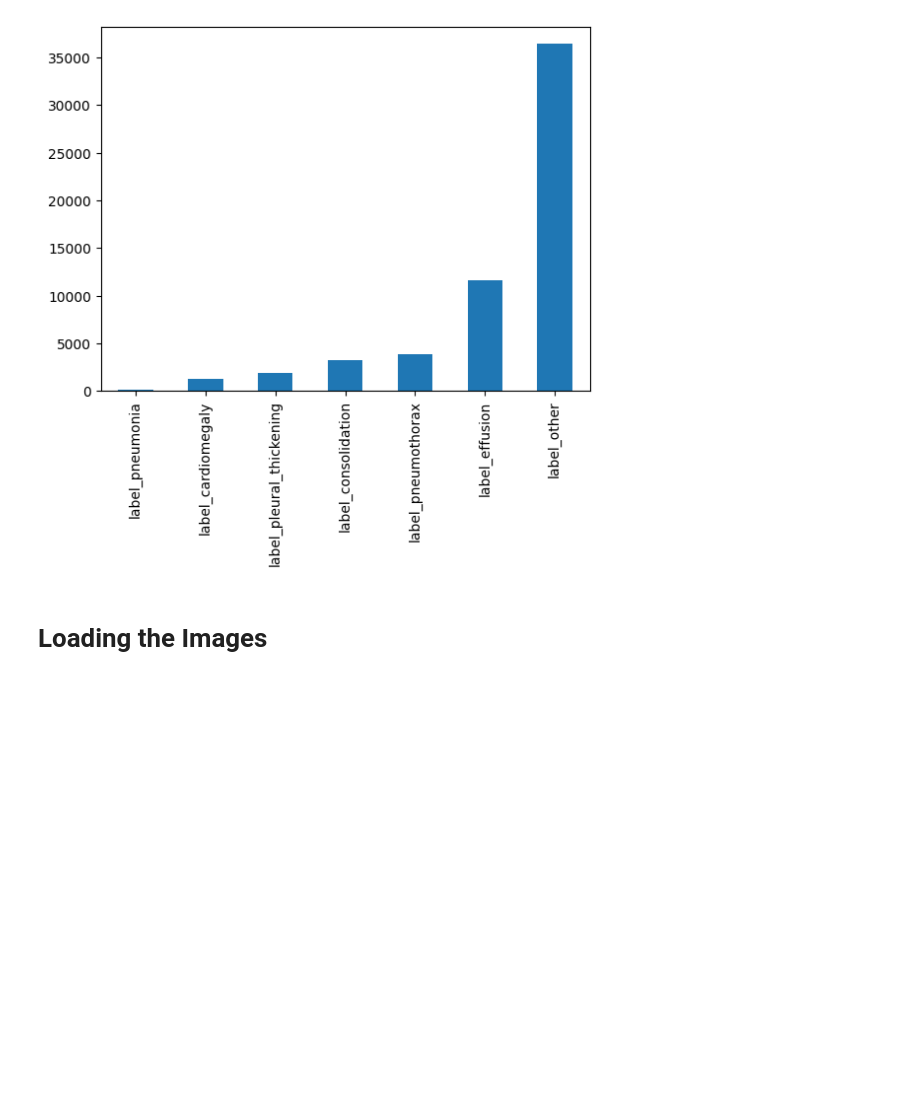
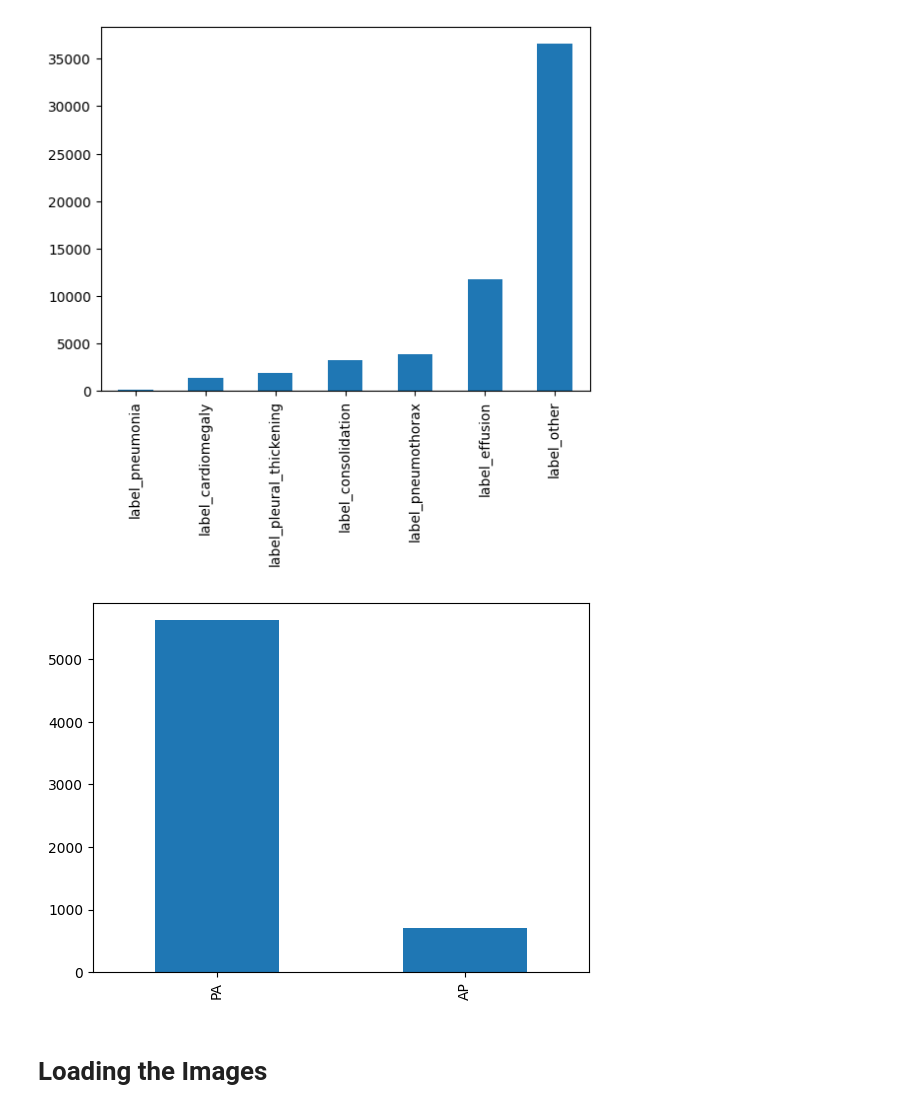
Before and after one commit to niccoulson/CXRay, a Jupyter notebook: notebooks/model_pipeline.ipynb, the cells around one changed output. Cells and saved outputs as stored; diff of their text form; code cells hidden in the pictures; blank space fills up the shorter version.

```diff
--- a/notebooks/model_pipeline.ipynb
+++ b/notebooks/model_pipeline.ipynb
@@ -126,7 +131,9 @@ remaining_data[label_names].sum(axis=0).sort_values().plot(kind="bar");
 [figure]
 # %%
 # TO DO: Try to prioritize Posterior-Anterior (PA) projection when building a balanced dataset
-# data_balanced.view_pos.value_counts().plot(kind="bar");
+data_balanced.view_pos.value_counts().plot(kind="bar");
+# %% [output]
+[figure, added]
 # %% [markdown]
 # Loading the Images
 # %% [markdown]
```
Also changed, not shown: parts of 28 cells of this notebook.
